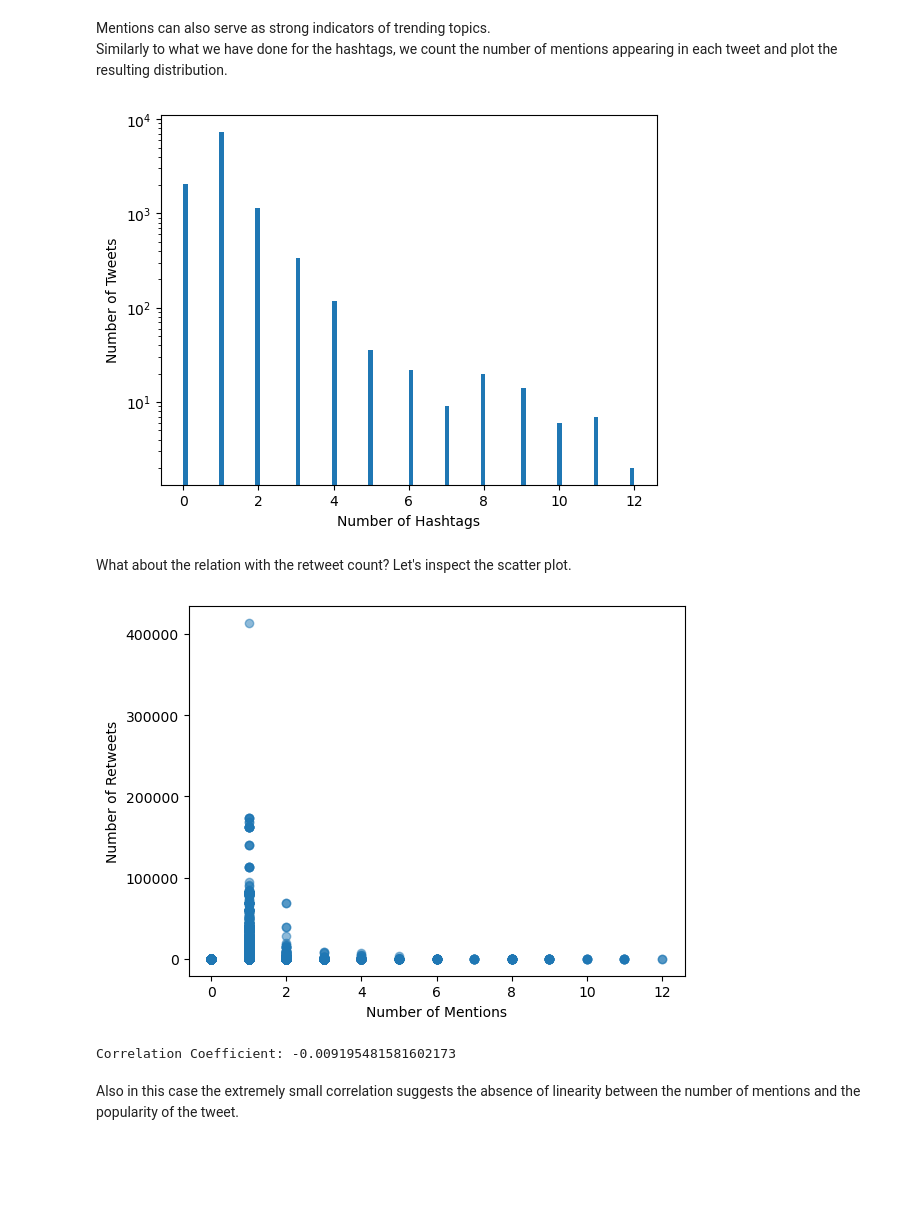
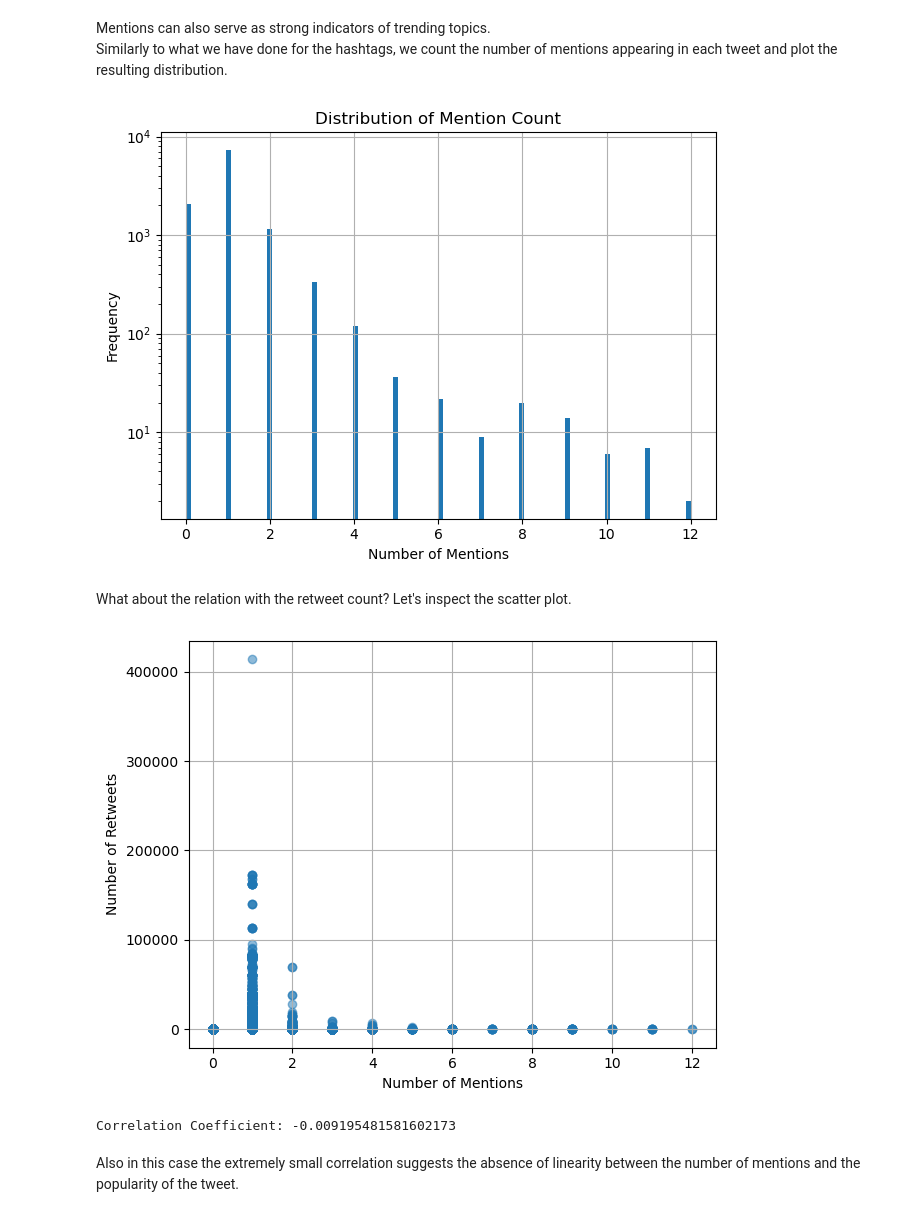
Before and after one commit to alessandrodondarini/tweet-virality-prediction, a Jupyter notebook: notebooks/supML_twitter.ipynb, the cells around one changed output. Drawn from its saved outputs; the diff is of its cells as text; code cells hidden in the pictures; blank space fills up the shorter version.

```diff
--- a/notebooks/supML_twitter.ipynb
+++ b/notebooks/supML_twitter.ipynb
@@ -205,34 +227,41 @@ Similarly to what we have done for the hashtags, we count the number of mentions
 # %%
 def countmension(row):
     if pd.isnull(row['text']):
         return 0
     ct = 0
     for word in row['text'].split():
         if word.startswith('@'):
             ct += 1
     return ct
 
 random_tweets['mention_no'] = random_tweets.apply(countmension, axis = 1)
 
 plt.hist(random_tweets['mention_no'], bins=100)
 plt.yscale('log')
-plt.xlabel('Number of Hashtags')
-plt.ylabel('Number of Tweets')
+plt.xlabel('Number of Mentions')
+plt.ylabel('Frequency')
+plt.title("Distribution of Mention Count")
+plt.tight_layout()
+plt.grid(True)
 
 plt.show()
 # %% [output]
-[figure, old version]
+[figure, new version]
 # %% [markdown]
 What about the relation with the retweet count? Let's inspect the scatter plot.
 # %%
 plt.scatter(random_tweets['mention_no'],random_tweets['retweet_count'], alpha = 0.5)
 plt.ylabel('Number of Retweets')
 plt.xlabel('Number of Mentions')
+
+plt.tight_layout()
+plt.grid(True)
+
 plt.show()
 
 print('Correlation Coefficient:', np.corrcoef(random_tweets['retweet_count'], random_tweets['mention_no'])[0,1])
 # %% [output]
-[figure, old version]
+[figure, new version]
 Correlation Coefficient: -0.009195481581602173
 # %% [markdown]
 Also in this case the extremely small correlation suggests the absence of linearity between the number of mentions and the popularity of the tweet.
```
Also changed, not shown: parts of 5 cells of this notebook, 1 other file.
